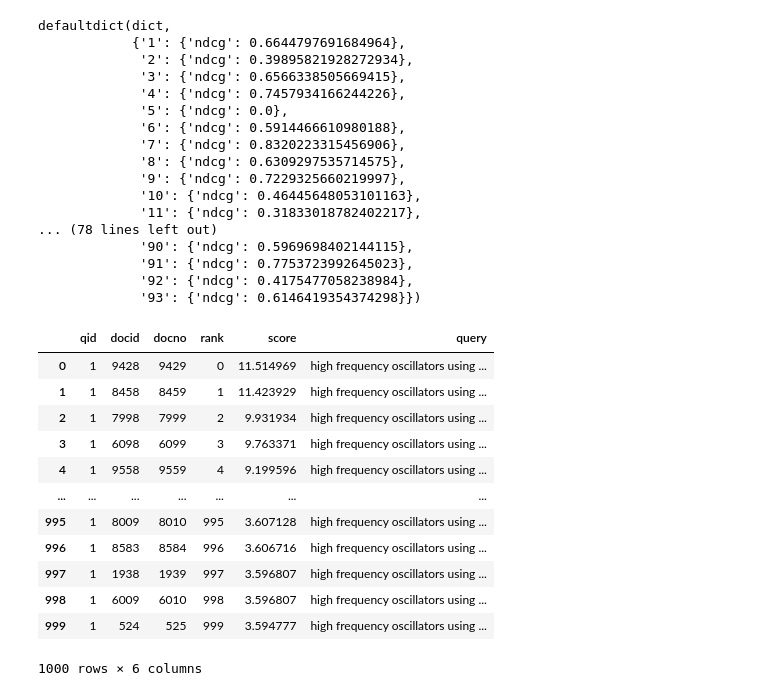
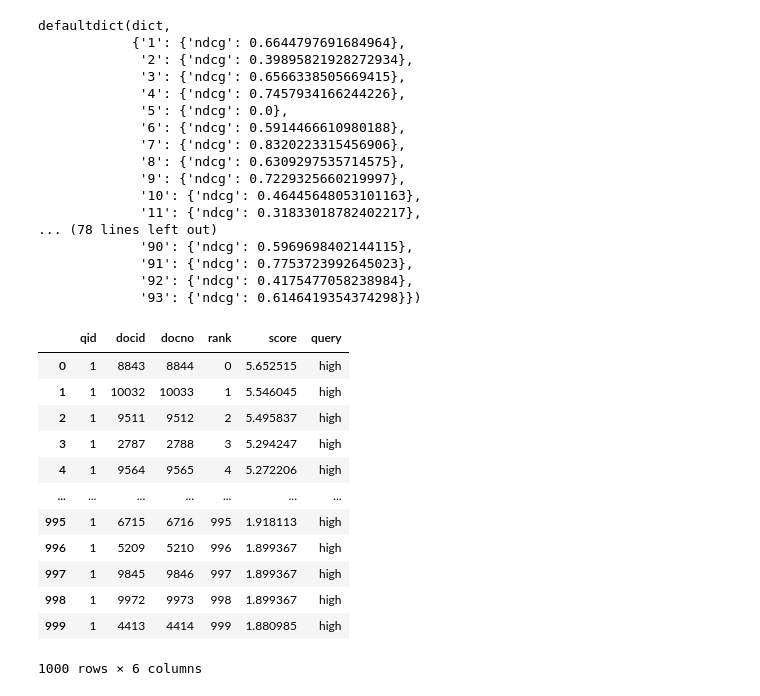
Before and after one commit to EDafee1/ir-learn, a Jupyter notebook: Information_Retrieval_with_PyTerrier.ipynb, the cells around one changed output. Cells and saved outputs as stored; diff of their text form; code cells hidden in the pictures.

```diff
--- a/Information_Retrieval_with_PyTerrier.ipynb
+++ b/Information_Retrieval_with_PyTerrier.ipynb
@@ -103,19 +103,19 @@ defaultdict(dict,
              '91': {'ndcg': 0.7753723992645023},
              '92': {'ndcg': 0.4175477058238984},
              '93': {'ndcg': 0.6146419354374298}})
-# %%
-pt.BatchRetrieve(indexref).search("high frequency oscillators using transistors")
-# %% [output]
-|  | qid | docid | docno | rank | score | query |
-| 0 | 1 | 9428 | 9429 | 0 | 11.514969 | high frequency oscillators using ... |
-| 1 | 1 | 8458 | 8459 | 1 | 11.423929 | high frequency oscillators using ... |
-| 2 | 1 | 7998 | 7999 | 2 | 9.931934 | high frequency oscillators using ... |
-| 3 | 1 | 6098 | 6099 | 3 | 9.763371 | high frequency oscillators using ... |
-| 4 | 1 | 9558 | 9559 | 4 | 9.199596 | high frequency oscillators using ... |
-| ... | ... | ... | ... | ... | ... | ... |
-| 995 | 1 | 8009 | 8010 | 995 | 3.607128 | high frequency oscillators using ... |
-| 996 | 1 | 8583 | 8584 | 996 | 3.606716 | high frequency oscillators using ... |
-| 997 | 1 | 1938 | 1939 | 997 | 3.596807 | high frequency oscillators using ... |
-| 998 | 1 | 6009 | 6010 | 998 | 3.596807 | high frequency oscillators using ... |
-| 999 | 1 | 524 | 525 | 999 | 3.594777 | high frequency oscillators using ... |
-1000 rows × 6 columns
+# %%
+retr.search('high')
+# %% [output]
+|  | qid | docid | docno | rank | score | query |
+| 0 | 1 | 8843 | 8844 | 0 | 5.652515 | high |
+| 1 | 1 | 10032 | 10033 | 1 | 5.546045 | high |
+| 2 | 1 | 9511 | 9512 | 2 | 5.495837 | high |
+| 3 | 1 | 2787 | 2788 | 3 | 5.294247 | high |
+| 4 | 1 | 9564 | 9565 | 4 | 5.272206 | high |
+| ... | ... | ... | ... | ... | ... | ... |
+| 995 | 1 | 6715 | 6716 | 995 | 1.918113 | high |
+| 996 | 1 | 5209 | 5210 | 996 | 1.899367 | high |
+| 997 | 1 | 9845 | 9846 | 997 | 1.899367 | high |
+| 998 | 1 | 9972 | 9973 | 998 | 1.899367 | high |
+| 999 | 1 | 4413 | 4414 | 999 | 1.880985 | high |
+1000 rows × 6 columns
```
